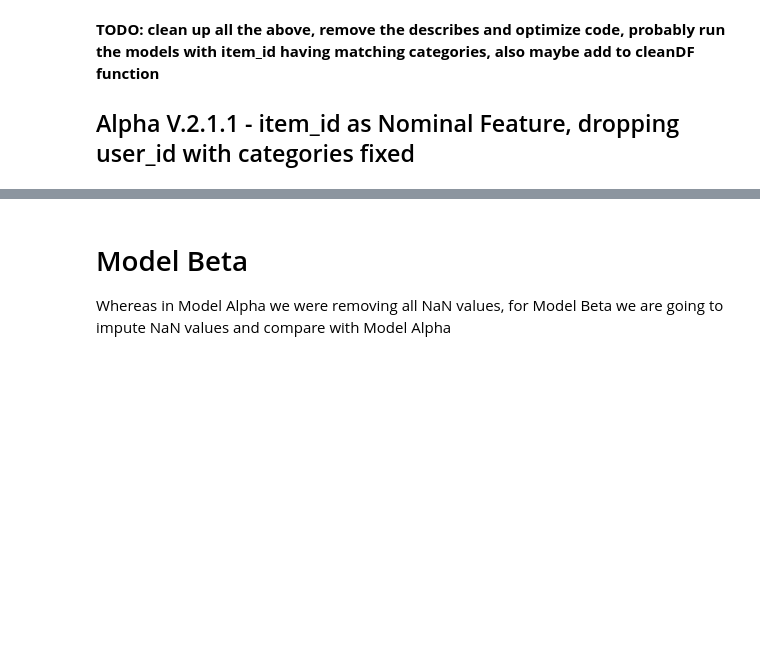
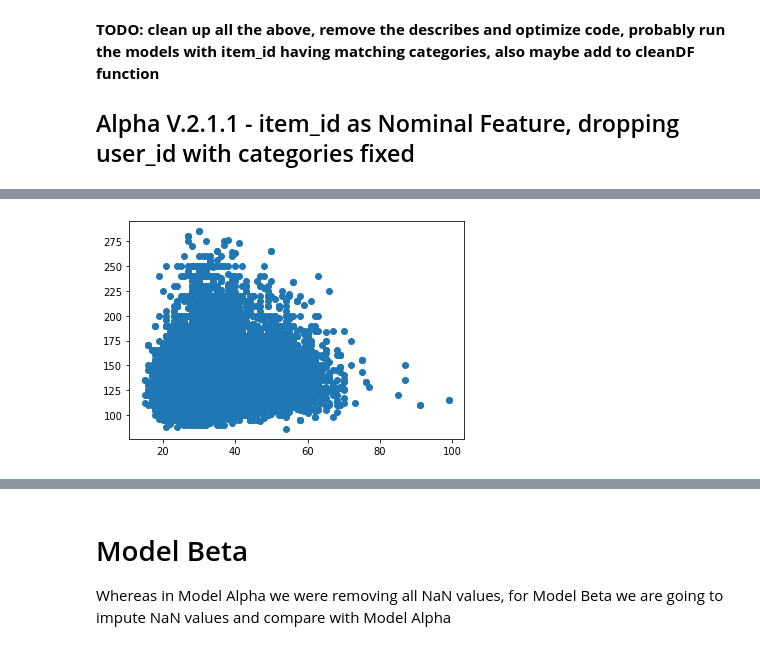
Before and after one commit to olanmccarthy/ai1_ca, a Jupyter notebook: ass1.ipynb, the cells around one changed output, grey strips where cells are left out. Cells and saved outputs as stored; diff of their text form; code cells hidden in the pictures; blank space fills up the shorter version.

```diff
--- a/ass1.ipynb
+++ b/ass1.ipynb
@@ -665,0 +579,5 @@ pca.explained_variance_ratio_
+# %%
+plt.scatter(df["age"], df["weight"])
+plt.show()
+# %% [output]
+[figure, added]
```
Also changed, not shown: parts of 32 cells of this notebook.
